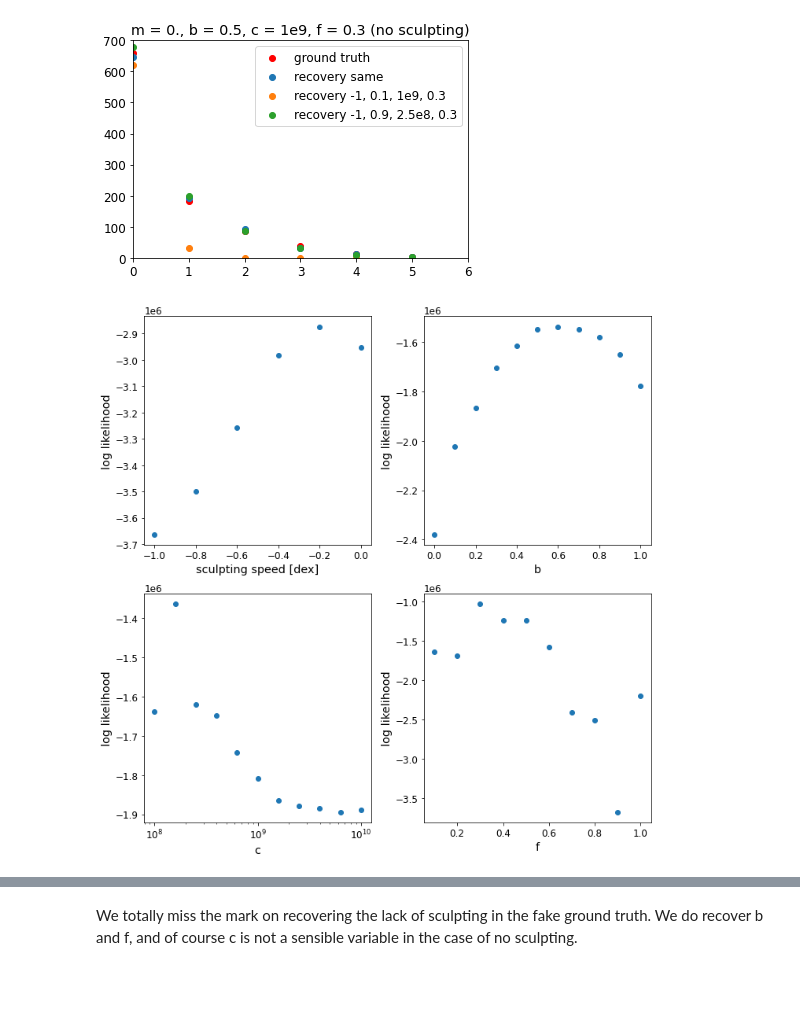
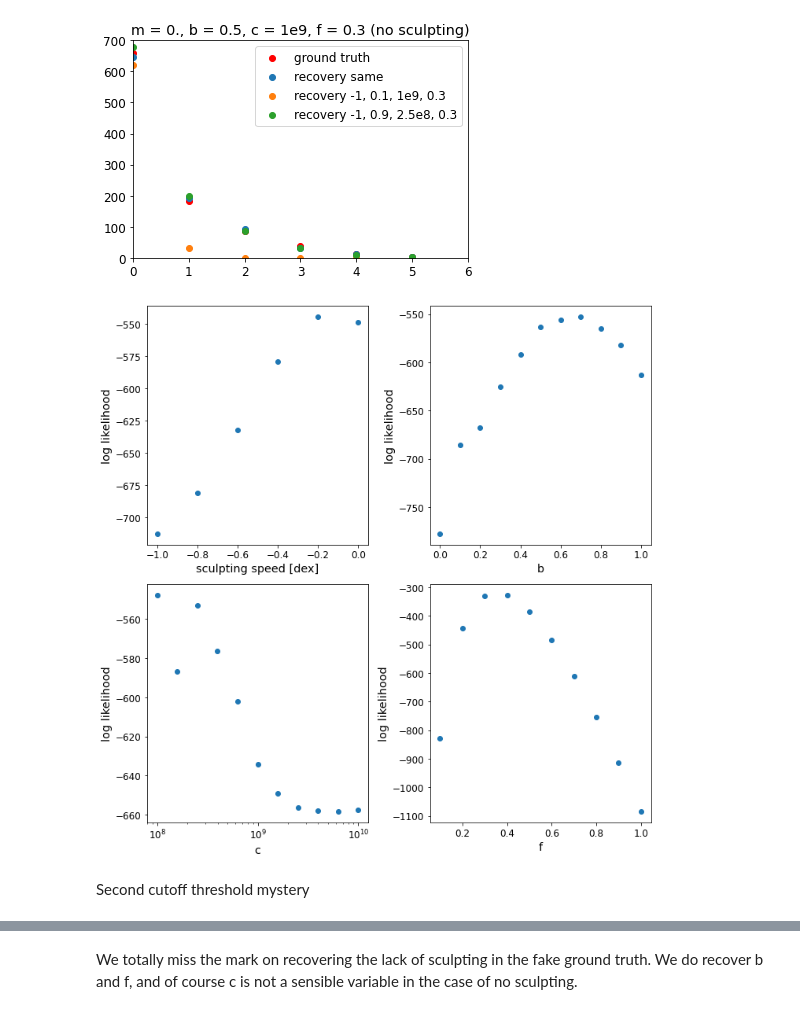
Before and after one commit to exoclam/mastrangelo, a Jupyter notebook: notebooks/injection-recovery.ipynb, the cells around one changed output, grey strips where cells are left out. Drawn from its saved outputs; the diff is of its cells as text; code cells hidden in the pictures; blank space fills up the shorter version.

```diff
--- a/notebooks/injection-recovery.ipynb
+++ b/notebooks/injection-recovery.ipynb
@@ -446,9 +545,9 @@ for gi_m in range(6):
     only = model_logLs.loc[(model_logLs.m == cube[0])]# & (model_logLs.f == 0.3)]
 
     # marginalize logL
-    marginalized_logLs.append(np.sum(only.logL))
+    marginalized_logLs.append(np.mean(only.logL))
 
-ax1.scatter(truth.ms.unique(), marginalized_logLs)
+ax1.scatter(model_logLs.m.unique(), marginalized_logLs)
 ax1.set_ylabel("log likelihood")
 ax1.set_xlabel("sculpting speed [dex]")
 
@@ -461,7 +560,7 @@ for gi_b in range(11):
     only = model_logLs.loc[(model_logLs.b == cube[1])]# & (model_logLs.f == 0.3)]
 
     # marginalize logL
-    marginalized_logLs.append(np.sum(only.logL))
+    marginalized_logLs.append(np.mean(only.logL))
 ax2.scatter(model_logLs.b.unique(), marginalized_logLs)
 ax2.set_ylabel("log likelihood")
 ax2.set_xlabel("b")
@@ -475,8 +574,8 @@ for gi_c in range(11):
     only = model_logLs.loc[(model_logLs.c == cube[2])]# & (model_logLs.f == 0.3)]
 
     # marginalize logL
-    marginalized_logLs.append(np.sum(only.logL))
-ax3.scatter(truth.cs.unique(), marginalized_logLs)
+    marginalized_logLs.append(np.mean(only.logL))
+ax3.scatter(model_logLs.c.unique(), marginalized_logLs)
 ax3.set_ylabel("log likelihood")
 ax3.set_xlabel("c")
 ax3.set_xscale('log')
@@ -488,7 +587,7 @@ for gi_f in np.linspace(0.1, 1, 10):
     only = model_logLs.loc[(np.round(model_logLs.f, 1) == np.round(gi_f, 1))]
 
     # marginalize logL
-    marginalized_logLs.append(np.sum(only.logL))
+    marginalized_logLs.append(np.mean(only.logL))
 ax4.scatter(np.linspace(0.1, 1, 10), marginalized_logLs)
 ax4.set_ylabel("log likelihood")
 ax4.set_xlabel("f")
@@ -625,12 +797,12 @@ for gi_m in range(6):
                         logL = better_loglike(tm_recovery[i], np.sum(tm_fiducial))
                         logLs.append(logL)
 
-                    # keep best logL for each model
-                    best_logL = np.max(logLs)
-                    best_arg = np.argmax(logLs)
-                    all_logLs.append(best_logL)
+                    # keep median logL for each model
+                    median_logL = np.mean(logLs)
+                    median_arg = argmedian(logLs)
+                    all_logLs.append(median_logL)
                     # append transit multiplicity of the best sample for that model
-                    all_transit_multiplicities.append(tm_recovery[best_arg])
+                    all_transit_multiplicities.append(tm_recovery[median_arg])
 
                 except:
                     all_logLs.append(0.)
@@ -807,7 +1000,7 @@ Some models between best model and ground truth:
 # %% [markdown]
 Plot these models
 # %%
-x = np.logspace(8, 10, 10)
+x = np.logspace(8, 10, 1000)
 
 # best model
 best_model = model_logLs.loc[(model_logLs.logL >= best_logL) & (model_logLs.logL < 0.)]
@@ -899,12 +1115,12 @@ for gi_m in range(6):
                         logL = better_loglike(tm_recovery[i], np.sum(tm_fiducial))
                         logLs.append(logL)
 
-                    # keep best logL for each model
-                    best_logL = np.max(logLs)
-                    best_arg = np.argmax(logLs)
-                    all_logLs.append(best_logL)
+                    # keep median logL for each model
+                    median_logL = np.median(logLs)
+                    median_arg = argmedian(logLs)
+                    all_logLs.append(median_logL)
                     # append transit multiplicity of the best sample for that model
-                    all_transit_multiplicities.append(tm_recovery[best_arg])
+                    all_transit_multiplicities.append(tm_recovery[median_arg])
 
                 except:
                     all_logLs.append(0.)
@@ -924,7 +1140,7 @@ for gi_m in range(6):
     only = model_logLs.loc[(model_logLs.m == cube[0])]# & (model_logLs.f == 0.3)]
 
     # marginalize logL
-    marginalized_logLs.append(np.sum(only.logL))
+    marginalized_logLs.append(np.mean(only.logL))
 
 ax1.scatter(truth.ms.unique(), marginalized_logLs)
 ax1.set_ylabel("log likelihood")
@@ -939,39 +1155,41 @@ for gi_b in range(11):
     only = model_logLs.loc[(model_logLs.b == cube[1])]# & (model_logLs.f == 0.3)]
 
     # marginalize logL
-    marginalized_logLs.append(np.sum(only.logL))
+    marginalized_logLs.append(np.mean(only.logL))
 ax2.scatter(model_logLs.b.unique(), marginalized_logLs)
 ax2.set_ylabel("log likelihood")
 ax2.set_xlabel("b")
 
 marginalized_logLs = []
 for gi_c in range(11):
 
     cube = prior_grid_logslope(cube, ndim, nparams, gi_m, gi_b, gi_c)
 
     # subset
     only = model_logLs.loc[(model_logLs.c == cube[2])]# & (model_logLs.f == 0.3)]
 
     # marginalize logL
-    marginalized_logLs.append(np.sum(only.logL))
+    marginalized_logLs.append(np.mean(only.logL))
 ax3.scatter(truth.cs.unique(), marginalized_logLs)
 ax3.set_ylabel("log likelihood")
 ax3.set_xlabel("c")
 ax3.set_xscale('log')
 
 marginalized_logLs = []
 for gi_f in np.linspace(0.1, 1, 10):
 
     # subset
     only = model_logLs.loc[(np.round(model_logLs.f, 1) == np.round(gi_f, 1))]
 
     # marginalize logL
-    marginalized_logLs.append(np.sum(only.logL))
+    marginalized_logLs.append(np.mean(only.logL))
 ax4.scatter(np.linspace(0.1, 1, 10), marginalized_logLs)
 ax4.set_ylabel("log likelihood")
 ax4.set_xlabel("f")
 
 plt.tight_layout()
 plt.show()
 # %% [output]
-[figure, old version]
+[figure, new version]
+# %% [markdown]
+Second cutoff threshold mystery
```
Also changed, not shown: parts of 70 cells of this notebook, 1 other file.
